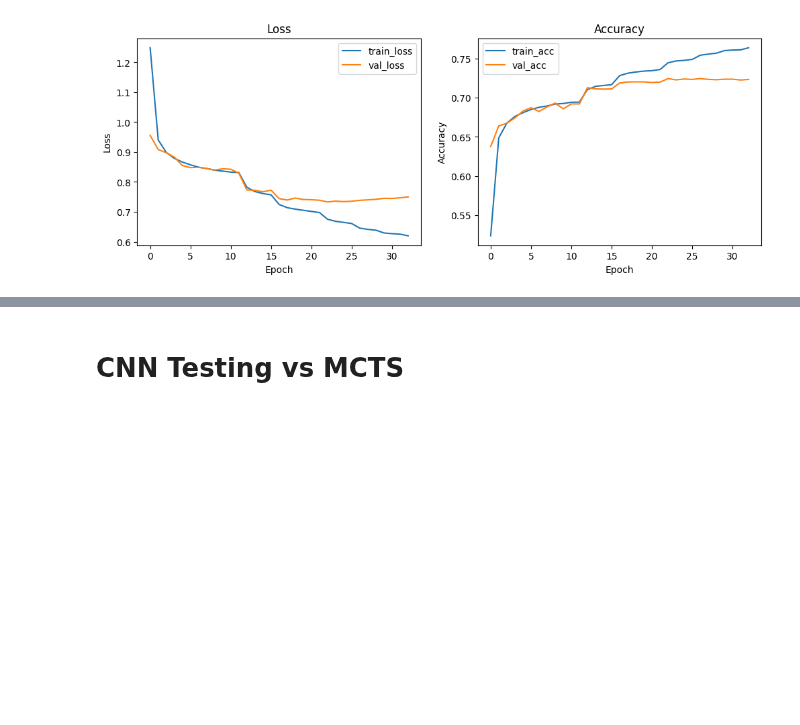
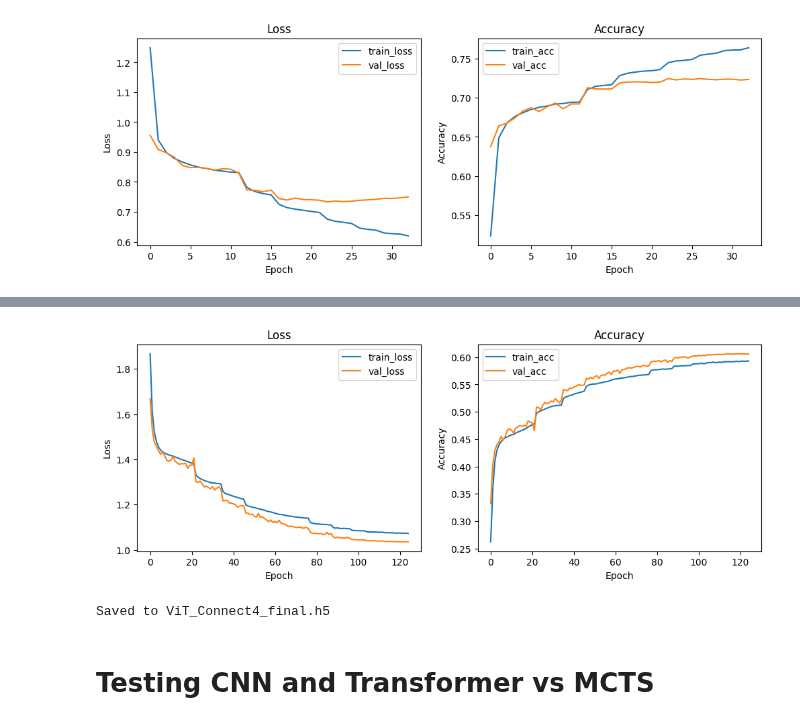
Before and after one commit to ethanrwong/Connect-4-AI-Project, a Jupyter notebook: RM 294 Project 1 Group 5.ipynb, the cells around one changed output, grey strips where cells are left out. Drawn from its saved outputs; the diff is of its cells as text; code cells hidden in the pictures; blank space fills up the shorter version.

Commit message:
Added Transformer with Code

```diff
--- a/RM 294 Project 1 Group 5.ipynb
+++ b/RM 294 Project 1 Group 5.ipynb
@@ -844,0 +987,17 @@ plt.show()
+# %%
+if __name__ == "__main__":
+    print("Building an Overlapping-Patch Transformer for Connect4 shape (6,7,2)...")
+    # You can tweak hidden_dim, num_layers, etc. further
+    transformer_model = build_transformer_connect4_overlapping(
+        input_shape=(6,7,2),
+        hidden_dim=284,
+        num_layers=10,
+        num_heads=8,
+        key_dim=48,     # defaults to hidden_dim//num_heads
+        mlp_dim=384,     # defaults to 4*hidden_dim
+        dropout_rate=0.1,
+        num_classes=7,
+        l2_reg=1e-4
+    )
+
+    transformer_model.summary()
@@ -845,2 +1073,29 @@ plt.show()
+# %%
+fig, axs = plt.subplots(1, 2, figsize=(12, 4))
+
+# Plot loss
+axs[0].plot(history.history['loss'], label='train_loss')
+axs[0].plot(history.history['val_loss'], label='val_loss')
+axs[0].set_title("Loss")
+axs[0].set_xlabel("Epoch")
+axs[0].set_ylabel("Loss")
+axs[0].legend()
+
+# Plot accuracy
+axs[1].plot(history.history['accuracy'], label='train_acc')
+axs[1].plot(history.history['val_accuracy'], label='val_acc')
+axs[1].set_title("Accuracy")
+axs[1].set_xlabel("Epoch")
+axs[1].set_ylabel("Accuracy")
+axs[1].legend()
+
+plt.show()
+# %% [output]
+[figure, added]
+# %%
+transformer_model.save("ViT_Connect4_final.h5")
+print("Saved to ViT_Connect4_final.h5")
+# %% [output]
+Saved to ViT_Connect4_final.h5
 # %% [markdown]
-# CNN Testing vs MCTS
+# Testing CNN and Transformer vs MCTS
```
Also changed, not shown: parts of 19 cells of this notebook, 1 other file.
